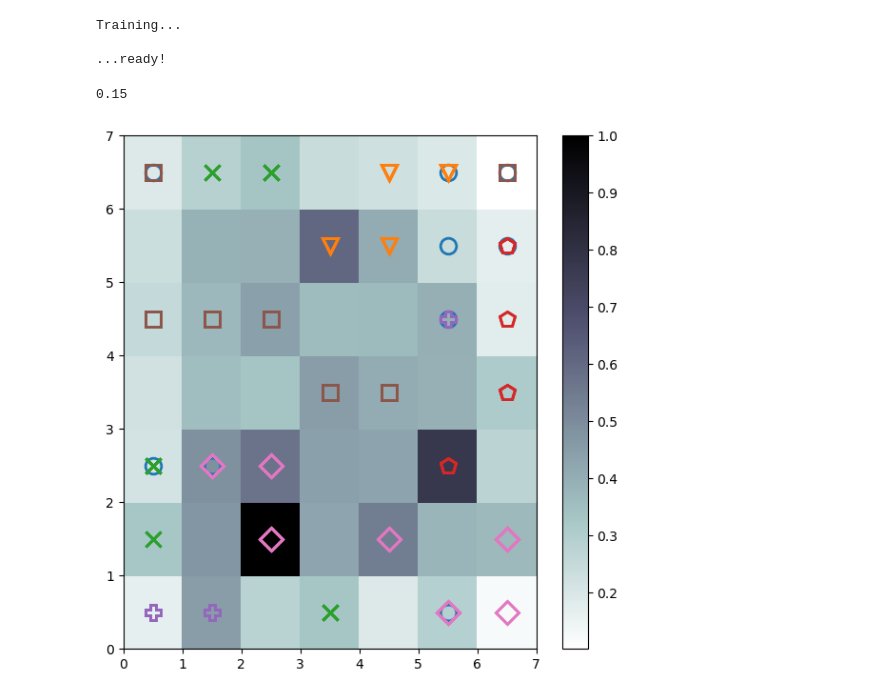
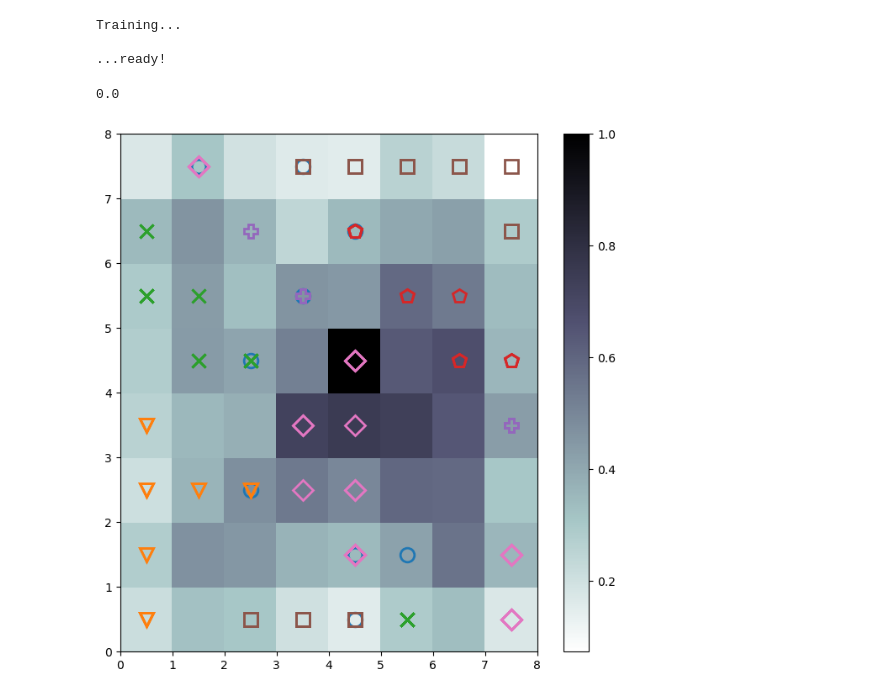
Before and after one commit to aliciaamaliaalvarezmon/SynthesisEmotions, a Jupyter notebook: Notebook/Expression Map.ipynb, the cells around one changed output. Cells and saved outputs as stored; diff of their text form; code cells hidden in the pictures.

```diff
--- a/Notebook/Expression Map.ipynb
+++ b/Notebook/Expression Map.ipynb
@@ -88,10 +86,10 @@ array([0, 6, 6, 6, 6, 6, 6, 6, 6, 6, 6, 6, 6, 6, 6, 6, 0, 5, 5, 5, 5, 5,
 # %%
 import minisom
 ### Initialization and training ###
-som = minisom.MiniSom(7,7,86,sigma=1.0,learning_rate=0.5)
+som = minisom.MiniSom(8,8,86,sigma=1.5,learning_rate=0.5)#hay 8x8 neuronas(64)
 som.random_weights_init(b_vector)
 print("Training...")
-som.train_random(b_vector,500) # training with 100 iterations
+som.train_random(b_vector,1000) # training with 100 iterations
 print("\n...ready!")
 # %% [output]
 Training...
@@ -100,26 +98,27 @@ Training...
 # %%
 som.topographic_error(b_vector[:100])
 # %% [output]
-0.15
+0.0
 # %%
 import matplotlib.pyplot as plt
 %matplotlib inline
 
-plt.figure(figsize=(7, 7))
+plt.figure(figsize=(8, 8))
 
 plt.pcolor(som.distance_map().T, cmap='bone_r')  # plotting the distance map as background
 plt.colorbar()
 
 ## Plotting the response for each pattern in the iris dataset
 ## different colors and markers for each label
 markers = ['o','v', 'x', 'p', 'P','s','D' ]
 colors = ['C0', 'C1', 'C2', 'C3', 'C4','C5', 'C6']
 for cnt, xx in enumerate(b_vector):
     w = som.winner(xx)  # getting the winner
+
     # palce a marker on the winning position for the sample xx
     plt.plot(w[0]+.5, w[1]+.5, markers[target[cnt]], markerfacecolor='None',
              markeredgecolor=colors[target[cnt]], markersize=12, markeredgewidth=2)
 
 plt.show()
 # %% [output]
-[figure, old version]
+[figure, new version]
```
Also changed, not shown: parts of 11 cells of this notebook, 1 other file.
